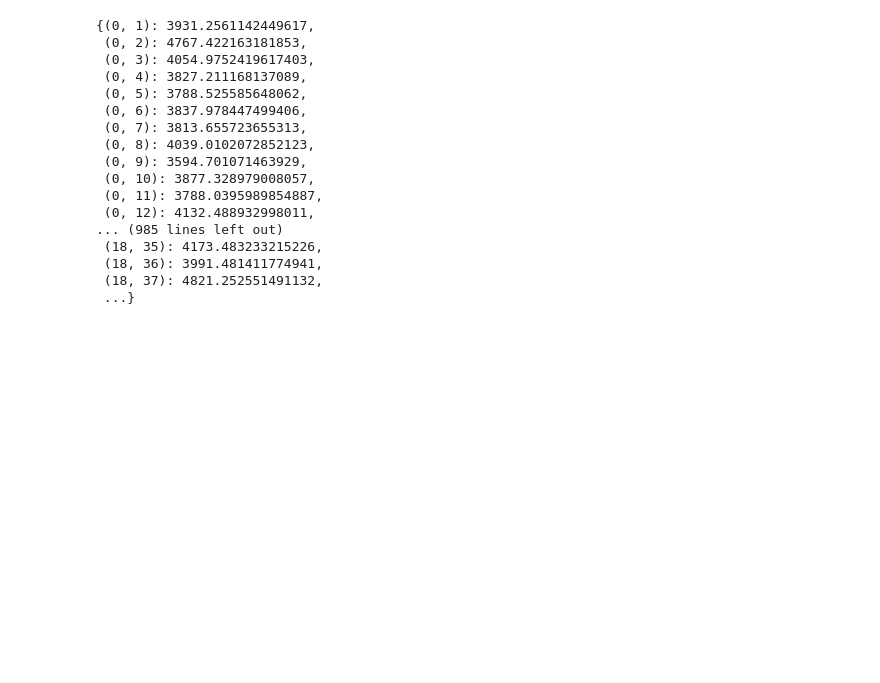
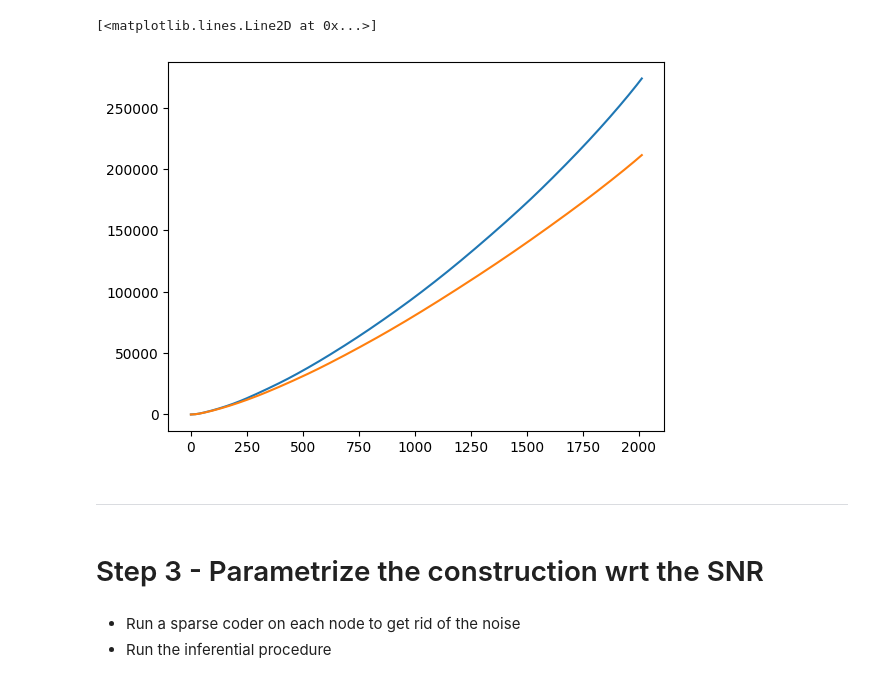
Before and after one commit to LeoDiNino97/LearningOnGraphCellularSheaves, a Jupyter notebook: ConnectionSheaf.ipynb, the cells around one changed output. Saved outputs shown, nothing was run; the diff lists cells and outputs as text; code cells hidden in the pictures; blank space fills up the shorter version.

```diff
--- a/ConnectionSheaf.ipynb
+++ b/ConnectionSheaf.ipynb
@@ -208,4 +264,4 @@ class SyntheticSignals:
 
 d = 64
 B = dct(np.eye(d), axis=0, norm='ortho').T
-X = SyntheticSignals(B, 64, 64, None, 42, 100)
+X = SyntheticSignals(B, 64, 64, 42, 100)
@@ -303,0 +376,9 @@ G = DataDrivenGrassmanGraph(64, 64, X, B, 42, 'Boolean', 100)
+# %%
+d = 64
+V = 64
+B = dct(np.eye(d), axis=0, norm='ortho').T
+
+X = SyntheticSignals(B, V, d, 42, 1000)
+
+G = DataDrivenGrassmanGraph(V, d, X, B, 42)
+G.alignment()
@@ -323,21 +417,24 @@ G.pre_dists
  ...}
-# %%
-G.post_dists
-# %% [output]
-{(0, 1): 3931.2561142449617,
- (0, 2): 4767.422163181853,
- (0, 3): 4054.9752419617403,
- (0, 4): 3827.211168137089,
- (0, 5): 3788.525585648062,
- (0, 6): 3837.978447499406,
- (0, 7): 3813.655723655313,
- (0, 8): 4039.0102072852123,
- (0, 9): 3594.701071463929,
- (0, 10): 3877.328979008057,
- (0, 11): 3788.0395989854887,
- (0, 12): 4132.488932998011,
-... (985 lines left out)
- (18, 35): 4173.483233215226,
- (18, 36): 3991.481411774941,
- (18, 37): 4821.252551491132,
- ...}
+# %%
+TVs_pre = []
+TVs_post = []
+
+TVS = G.inference()
+
+for E0 in range(1, len(list(combinations(range(V),2)))):
+    TVs_pre.append(np.sum([TVS['Pre'][i][1] for i in range(0,E0)]))
+    TVs_post.append(np.sum([TVS['Post'][i][1] for i in range(0,E0)]))
+
+plt.plot(TVs_pre)
+plt.plot(TVs_post)
+# %% [output]
+[<matplotlib.lines.Line2D at 0x...>]
+[figure, added]
+# %% [markdown]
+___
+# %% [markdown]
+# Step 3 - Parametrize the construction wrt the SNR
+# %% [markdown]
+
+- Run a sparse coder on each node to get rid of the noise
+- Run the inferential procedure
```
Also changed, not shown: parts of 25 cells of this notebook, 7 other files.
